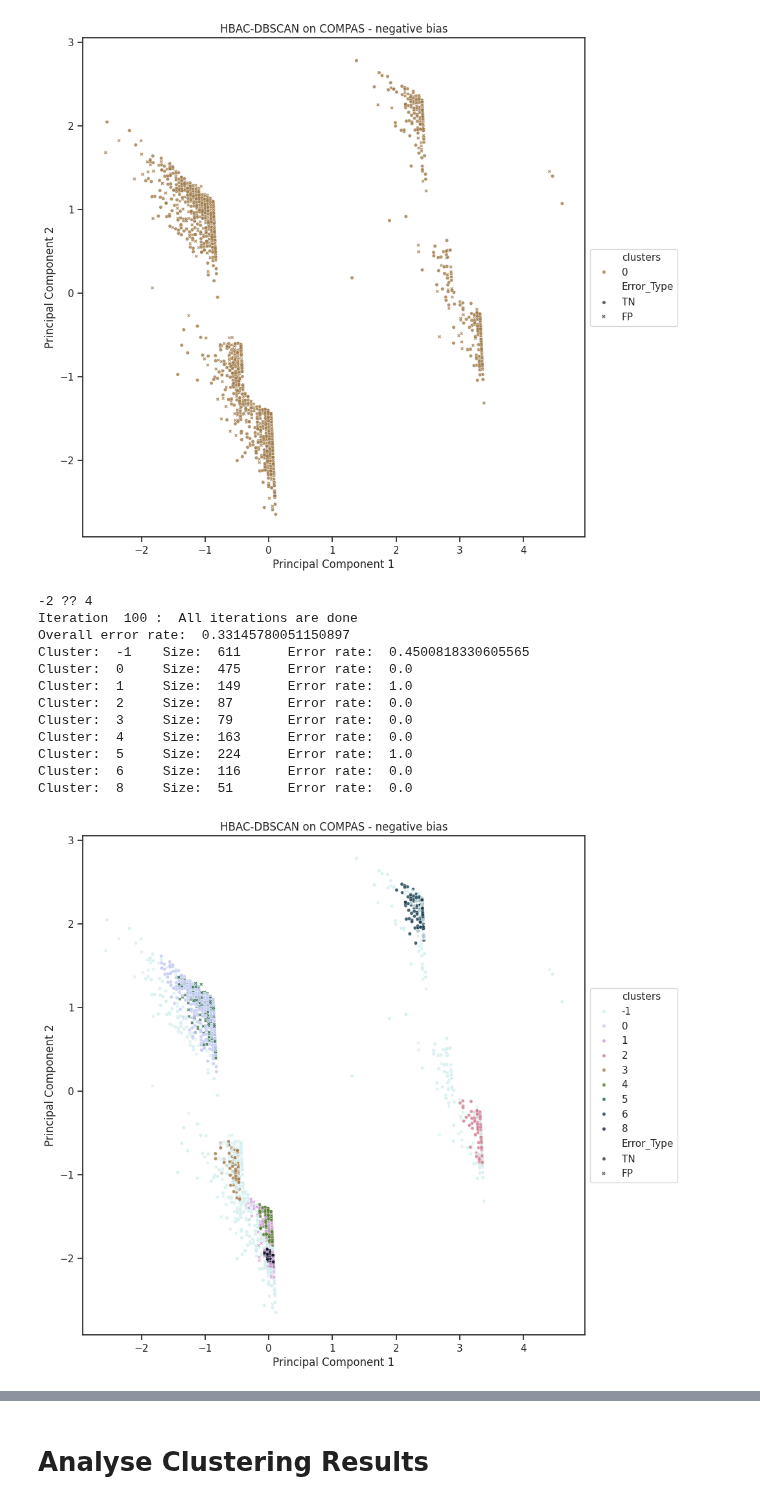
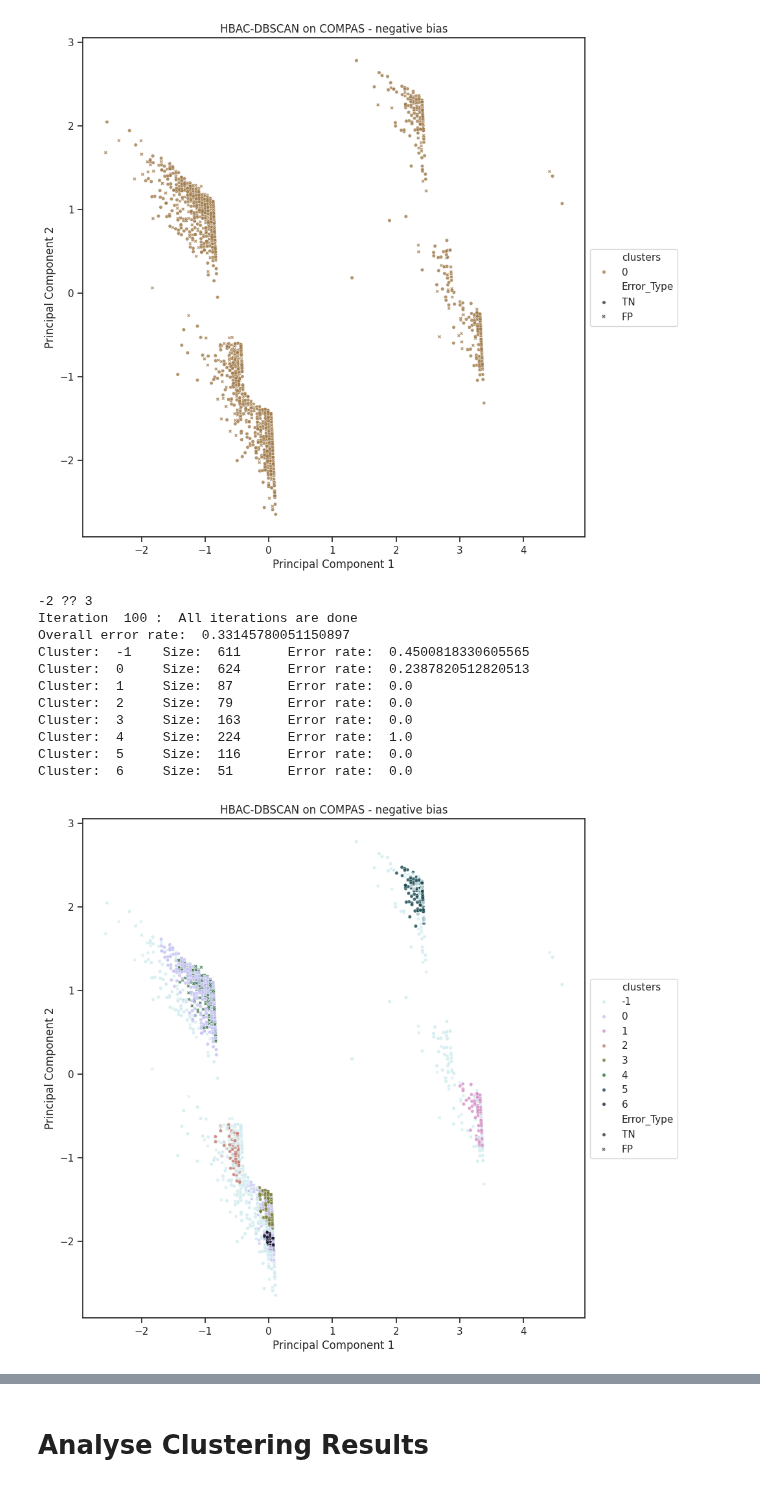
Before and after one commit to MDankloff/ClusterCompas, a Jupyter notebook: COMPAS_Clustering_DBSCAN_clean_utils.ipynb, the cells around one changed output, grey strips where cells are left out. Saved outputs shown, nothing was run; the diff lists cells and outputs as text; code cells hidden in the pictures.

```diff
--- a/COMPAS_Clustering_DBSCAN_clean_utils.ipynb
+++ b/COMPAS_Clustering_DBSCAN_clean_utils.ipynb
@@ -479,7 +479,7 @@ def get_dbscan_clusters(data_fixed, max_iter=10,
             continue
 
         # Add new cluster IDs
-        n_cluster = len(data['clusters'].unique())
+        n_cluster = len(data['clusters'].unique()) -1 # Remove 1 for the "outlier" cluster (ID -1)
         if verbose: print('Prev. No. clusters: ', n_cluster)
         first = True
         increment_id = 0
@@ -545,23 +544,22 @@ Cluster:  0     Size:  1955     Error rate:  0.33145780051150897
 [figure]
 # %%
 results_dynEps_errorFeature = get_dbscan_clusters(data_now, bias_type=bias_type, verbose=False,
-                                      eps=1, dyn_eps=True, eps_dyn_rate=eps_dyn_rate,
+                                      eps=eps, dyn_eps=True, eps_dyn_rate=eps_dyn_rate,
                                       min_acceptable_cluster_size=min_acceptable_cluster_size,
                                       min_error_diff=min_error_diff,
                                       max_iter=max_iter)
 # %% [output]
--2 ?? 4
+-2 ?? 3
 Iteration  100 :  All iterations are done
 Overall error rate:  0.33145780051150897
 Cluster:  -1    Size:  611      Error rate:  0.4500818330605565
-Cluster:  0     Size:  475      Error rate:  0.0
-Cluster:  1     Size:  149      Error rate:  1.0
-Cluster:  2     Size:  87       Error rate:  0.0
-Cluster:  3     Size:  79       Error rate:  0.0
-Cluster:  4     Size:  163      Error rate:  0.0
-Cluster:  5     Size:  224      Error rate:  1.0
-Cluster:  6     Size:  116      Error rate:  0.0
-Cluster:  8     Size:  51       Error rate:  0.0
+Cluster:  0     Size:  624      Error rate:  0.2387820512820513
+Cluster:  1     Size:  87       Error rate:  0.0
+Cluster:  2     Size:  79       Error rate:  0.0
+Cluster:  3     Size:  163      Error rate:  0.0
+Cluster:  4     Size:  224      Error rate:  1.0
+Cluster:  5     Size:  116      Error rate:  0.0
+Cluster:  6     Size:  51       Error rate:  0.0
-[figure, old version]
+[figure, new version]
 # %%
 results_dynEps_noErrorFeature = get_dbscan_clusters(data_now, bias_type=bias_type, verbose=False,
```
Also changed, not shown: parts of 3 cells of this notebook.
